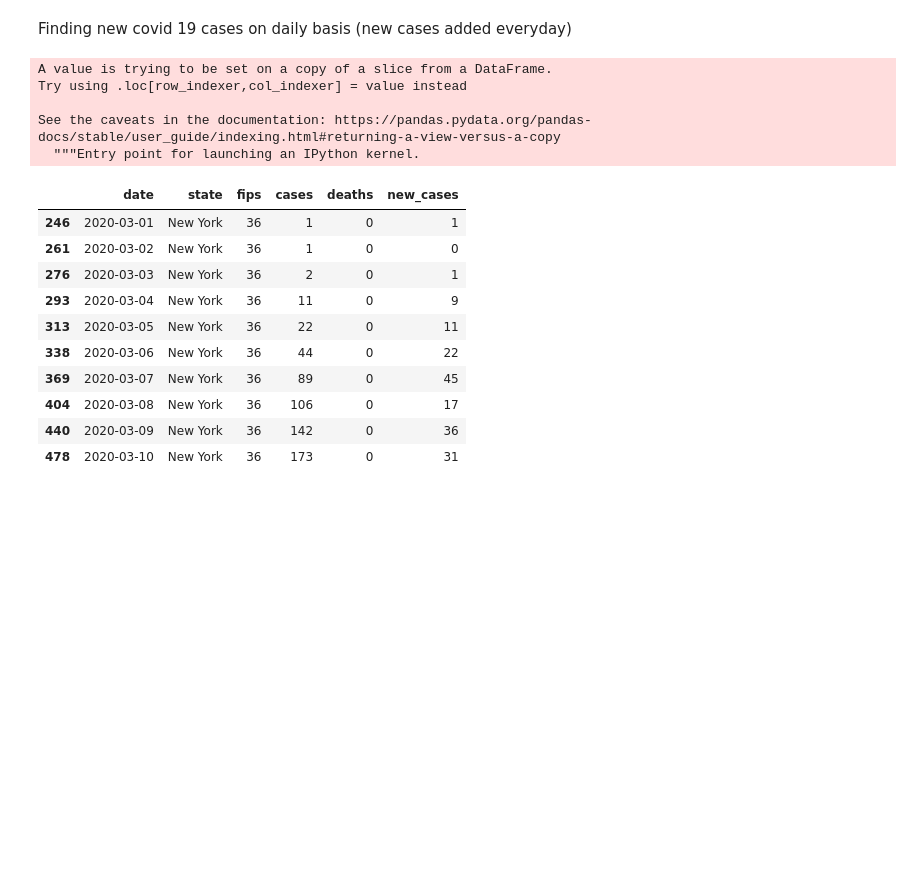
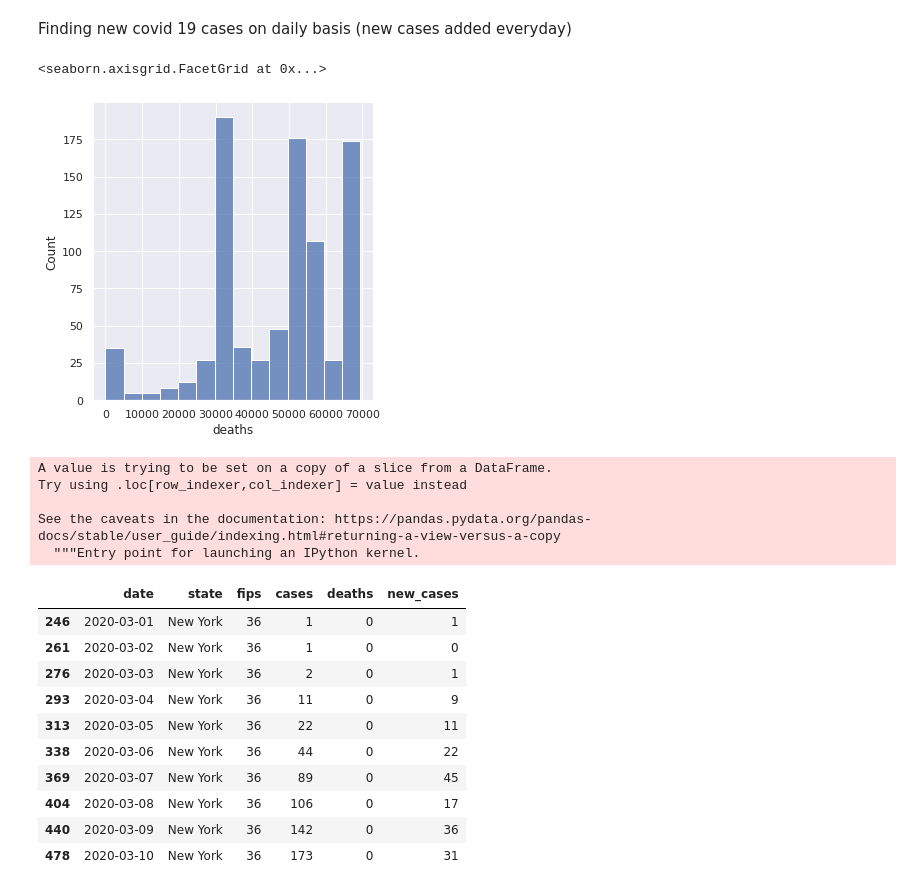
Before and after one commit to TVHM/Microcradentials_Business, a Jupyter notebook: mcphearson__of_COVID19_DATA_ANALYSIS.ipynb, the cells around one changed output. Saved outputs shown, nothing was run; the diff lists cells and outputs as text; code cells hidden in the pictures; blank space fills up the shorter version.

```diff
--- a/mcphearson__of_COVID19_DATA_ANALYSIS.ipynb
+++ b/mcphearson__of_COVID19_DATA_ANALYSIS.ipynb
@@ -147,5 +147,17 @@ ny_df['cases'].sum()
 # %% [markdown]
 Finding new covid 19 cases on daily basis (new cases added everyday)
+# %%
+#load packages
+import pandas as pd
+import numpy as np
+import matplotlib.pyplot as plt
+%matplotlib inline
+import seaborn as sns
+sns.set()
+sns.displot(ny_df, x = "deaths")
+# %% [output]
+<seaborn.axisgrid.FacetGrid at 0x...>
+[figure, added]
 # %%
 #new cases for NY
 # type(ny_df['cases'])
```
Also changed, not shown: parts of 14 cells of this notebook.
